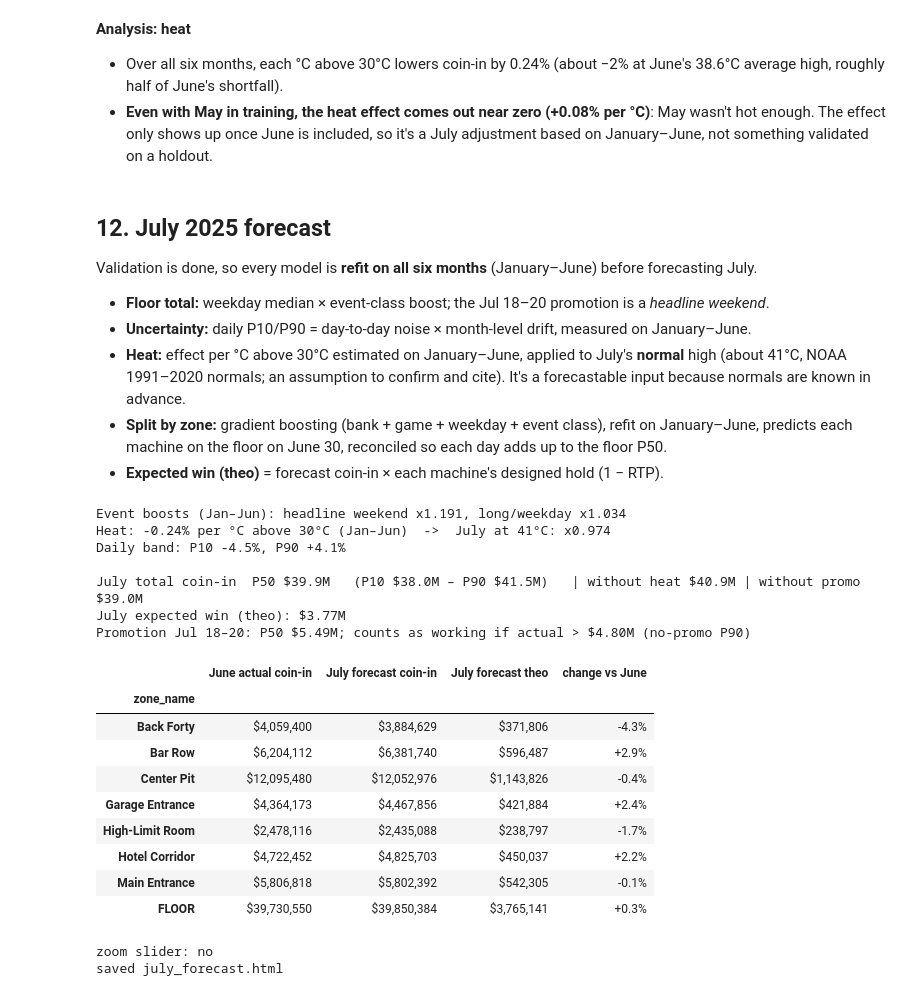
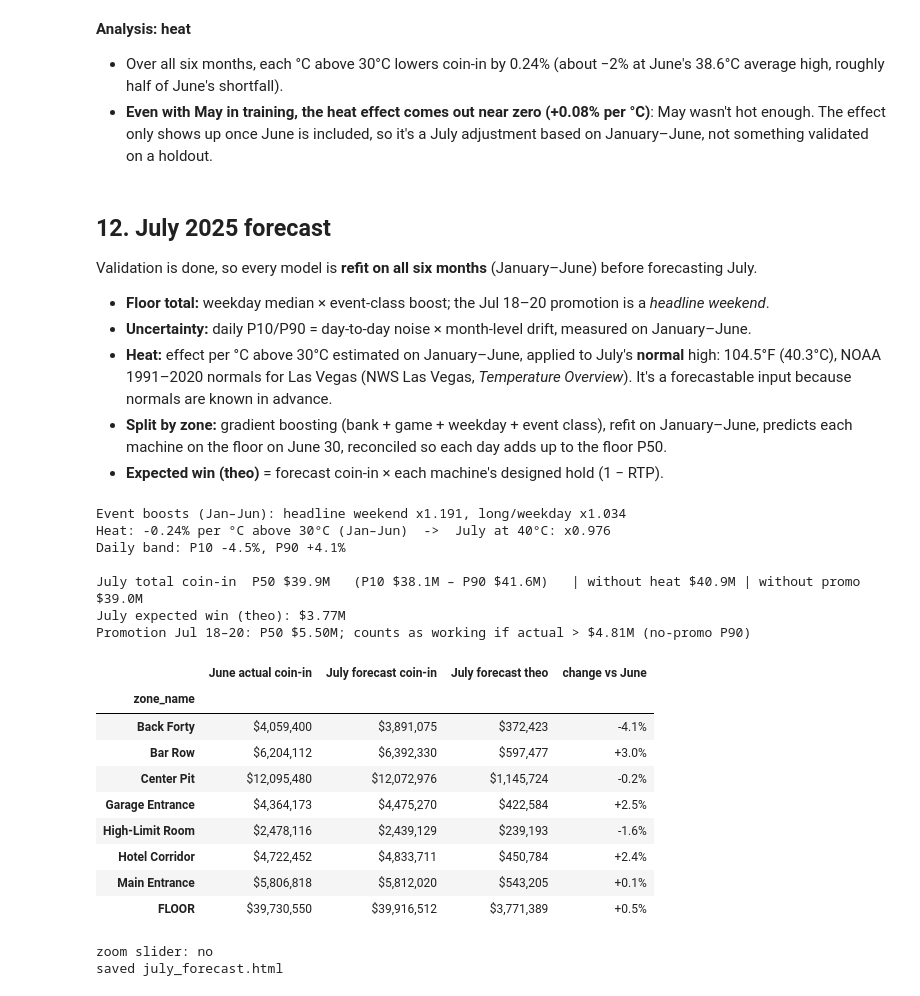
Before and after one commit to QYusufQ/dashboard-royale-team-116, a Jupyter notebook: ml_trials_train_jan_may_test_june_plotly.ipynb, the cells around one changed output. Saved outputs shown, nothing was run; the diff lists cells and outputs as text; code cells hidden in the pictures.

```diff
--- a/ml_trials_train_jan_may_test_june_plotly.ipynb
+++ b/ml_trials_train_jan_may_test_june_plotly.ipynb
@@ -737,14 +736,14 @@ saved heat_effect.html
 Validation is done, so every model is **refit on all six months** (January–June) before forecasting July.
 - **Floor total:** weekday median × event-class boost; the Jul 18–20 promotion is a *headline weekend*.
 - **Uncertainty:** daily P10/P90 = day-to-day noise × month-level drift, measured on January–June.
-- **Heat:** effect per °C above 30°C estimated on January–June, applied to July's **normal** high (about 41°C, NOAA 1991–2020 normals; an assumption to confirm and cite). It's a forecastable input because normals are known in advance.
+- **Heat:** effect per °C above 30°C estimated on January–June, applied to July's **normal** high: 104.5°F (40.3°C), NOAA 1991–2020 normals for Las Vegas (NWS Las Vegas, *Temperature Overview*). It's a forecastable input because normals are known in advance.
 - **Split by zone:** gradient boosting (bank + game + weekday + event class), refit on January–June, predicts each machine on the floor on June 30, reconciled so each day adds up to the floor P50.
 - **Expected win (theo)** = forecast coin-in × each machine's designed hold (1 − RTP).
 # %%
 # July 2025 forecast: floor total (P10/P50/P90) + heat adjustment + split by zone (bottom-up ML, reconciled)
 import statsmodels.formula.api as smf
 
-JULY_NORMAL_HIGH_C = 41.0      # assumption: NOAA 1991–2020 normal July high, Las Vegas airport (~106°F) — confirm & cite
+JULY_NORMAL_HIGH_C = 40.3      # NOAA 1991–2020 normal July high for Las Vegas: 104.5°F (NWS Las Vegas, "Temperature Overview")
 PROMO = ("2025-07-18", "2025-07-20")
 
 # ---------- 1) Floor total: weekday median x event-class boost, refit on ALL six months ----------
@@ -831,44 +830,44 @@ fig.add_trace(go.Scatter(x=jul["date"], y=jul["success_line"], name="No-promo P9
 fig.add_vrect(x0=pd.Timestamp(PROMO[0]), x1=pd.Timestamp(PROMO[1]) + pd.Timedelta(days=1), fillcolor="gold", opacity=0.3,
               line_width=0, annotation_text="Promotion", annotation_position="top left", row=1, col=1)
 fig.add_vline(x=pd.Timestamp("2025-07-04"), line_dash="dashdot", line_color=WHITE, opacity=0.5, row=1, col=1)
 fig.add_annotation(x=pd.Timestamp("2025-07-04"), y=hist.min(), text="July 4: extra uncertainty", showarrow=False,
                    xanchor="left", yanchor="bottom", font=dict(size=10), row=1, col=1)
 fig.add_vline(x=pd.Timestamp("2025-07-01"), line_color="gray", opacity=0.4, row=1, col=1)
 
 zone_order = grid.groupby("zone_name")["coin_pred"].sum().sort_values().index
 zcols = {"Back Forty": "#d62728"}
 palette = ["#1f77b4", "#ff7f0e", "#9467bd", "#8c564b", "#e377c2", "#17becf", "#bcbd22"]
 for i, zn in enumerate(zone_order):
     s = grid[grid["zone_name"] == zn].groupby("date")["coin_pred"].sum()
     fig.add_trace(go.Bar(x=s.index, y=s, name=zn, marker_color=zcols.get(zn, palette[i % len(palette)]),
                          legend="legend2"), row=2, col=1)
 # Two legends: line legend beside the top chart, zone legend beside the bottom chart
 fig.update_layout(legend=dict(x=1.02, y=1.0, yanchor="top"),
                   legend2=dict(x=1.02, y=0.36, yanchor="top", title_text="Zones"))
 fig.update_layout(barmode="stack", height=900, hovermode="x unified",
                   title="July 2025 forecast (refit on Jan–Jun): floor total with uncertainty, heat and promotion, split by zone")
 fig.update_xaxes(range=[pd.Timestamp("2025-04-14"), pd.Timestamp("2025-07-31")], row=1, col=1)   # zoom; pan left to see Jan–Mar
 fig.update_yaxes(title_text="Coin-in per day ($)", row=1, col=1)
 fig.update_yaxes(title_text="Coin-in per day ($)", row=2, col=1)
 save(fig, "july_forecast", height=900)
 # %% [output]
 Event boosts (Jan–Jun): headline weekend x1.191, long/weekday x1.034
-Heat: -0.24% per °C above 30°C (Jan–Jun)  ->  July at 41°C: x0.974
+Heat: -0.24% per °C above 30°C (Jan–Jun)  ->  July at 40°C: x0.976
 Daily band: P10 -4.5%, P90 +4.1%
 
-July total coin-in  P50 $39.9M   (P10 $38.0M – P90 $41.5M)   | without heat $40.9M | without promo $39.0M
+July total coin-in  P50 $39.9M   (P10 $38.1M – P90 $41.6M)   | without heat $40.9M | without promo $39.0M
 July expected win (theo): $3.77M
-Promotion Jul 18–20: P50 $5.49M; counts as working if actual > $4.80M (no-promo P90)
+Promotion Jul 18–20: P50 $5.50M; counts as working if actual > $4.81M (no-promo P90)
 |  | June actual coin-in | July forecast coin-in | July forecast theo | change vs June |
 | zone_name |  |  |  |  |
-| Back Forty | $4,059,400 | $3,884,629 | $371,806 | -4.3% |
-| Bar Row | $6,204,112 | $6,381,740 | $596,487 | +2.9% |
-| Center Pit | $12,095,480 | $12,052,976 | $1,143,826 | -0.4% |
-| Garage Entrance | $4,364,173 | $4,467,856 | $421,884 | +2.4% |
-| High-Limit Room | $2,478,116 | $2,435,088 | $238,797 | -1.7% |
-| Hotel Corridor | $4,722,452 | $4,825,703 | $450,037 | +2.2% |
-| Main Entrance | $5,806,818 | $5,802,392 | $542,305 | -0.1% |
-| FLOOR | $39,730,550 | $39,850,384 | $3,765,141 | +0.3% |
+| Back Forty | $4,059,400 | $3,891,075 | $372,423 | -4.1% |
+| Bar Row | $6,204,112 | $6,392,330 | $597,477 | +3.0% |
+| Center Pit | $12,095,480 | $12,072,976 | $1,145,724 | -0.2% |
+| Garage Entrance | $4,364,173 | $4,475,270 | $422,584 | +2.5% |
+| High-Limit Room | $2,478,116 | $2,439,129 | $239,193 | -1.6% |
+| Hotel Corridor | $4,722,452 | $4,833,711 | $450,784 | +2.4% |
+| Main Entrance | $5,806,818 | $5,812,020 | $543,205 | +0.1% |
+| FLOOR | $39,730,550 | $39,916,512 | $3,771,389 | +0.5% |
 zoom slider: no
 saved july_forecast.html
 # %% [markdown]
```
Also changed, not shown: parts of 5 cells of this notebook, 42 other files.
